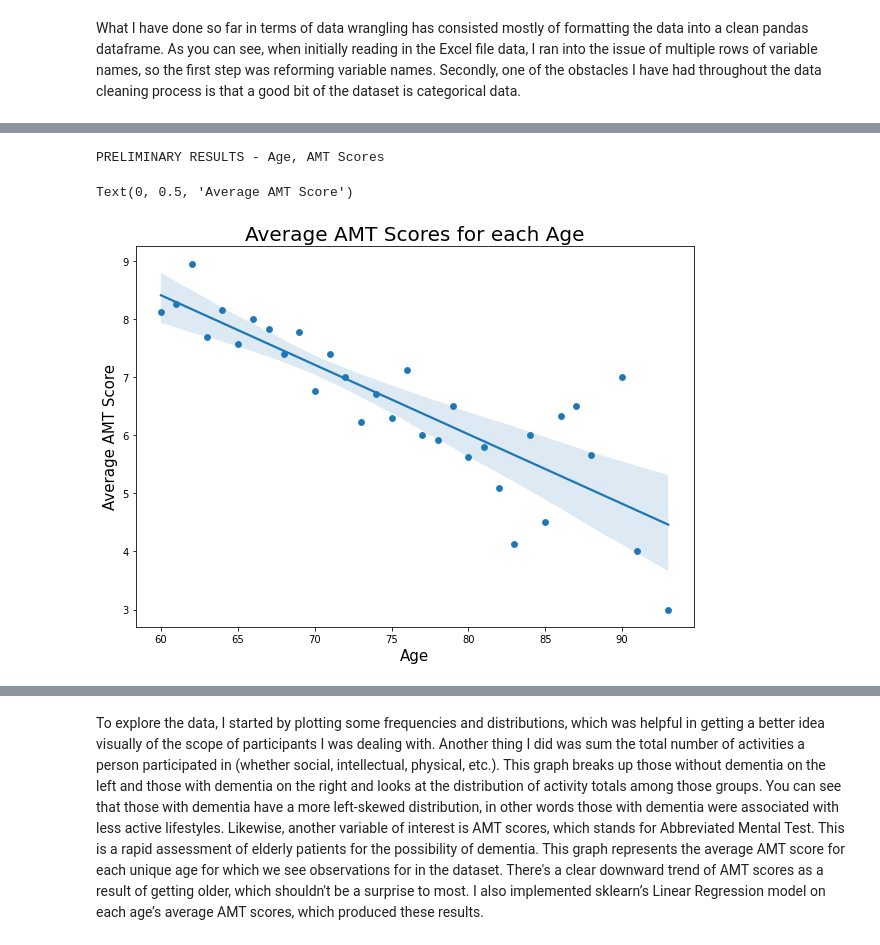
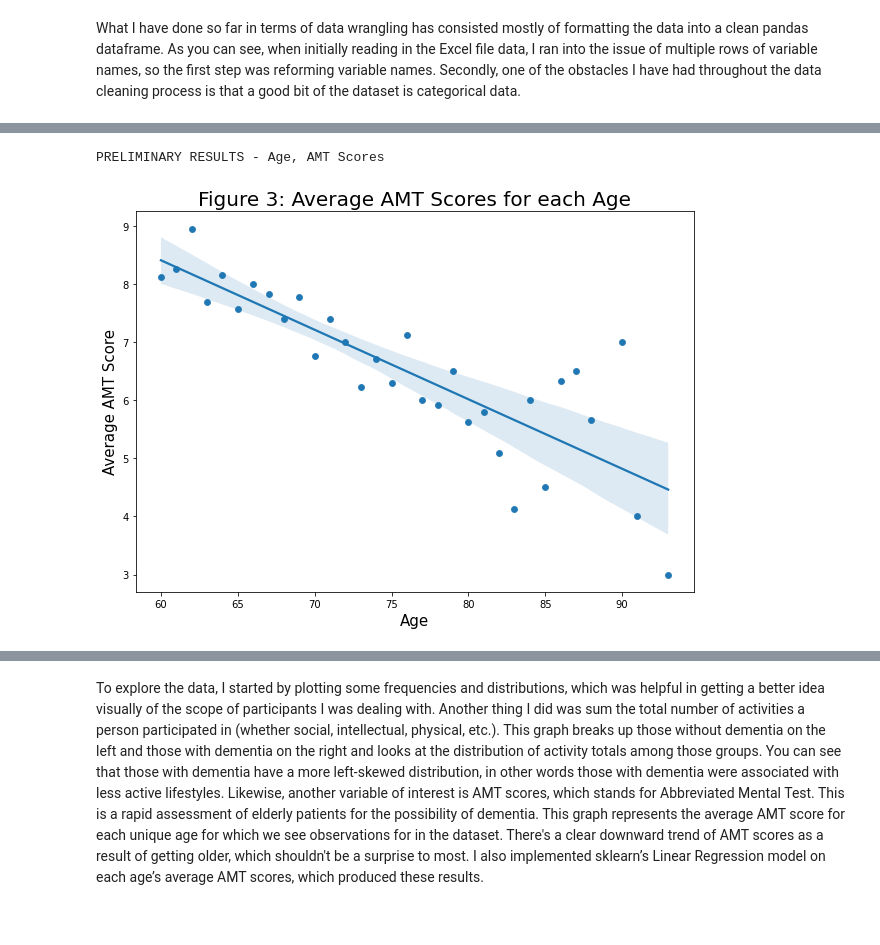
Before and after one commit to morganzimmerman/alzheimers_project, a Jupyter notebook: project_presentation.ipynb, the cells around one changed output, grey strips where cells are left out. Saved outputs shown, nothing was run; the diff lists cells and outputs as text; code cells hidden in the pictures.

```diff
--- a/project_presentation.ipynb
+++ b/project_presentation.ipynb
@@ -157,17 +160,17 @@ Text(0.5, 0.98, 'Distribution of Activity Totals for Individuals without (0) and
 # %%
 print('PRELIMINARY RESULTS - Age, AMT Scores')
 age_avgscore = dta.groupby('Age_yrs', as_index=False)['AMT'].mean()
 age_amt = age_avgscore.plot.scatter(x='Age_yrs',
                       y='AMT',
                       figsize=(10, 7))
 sns.regplot('Age_yrs', 'AMT', data = age_avgscore)
-plt.title('Average AMT Scores for each Age', fontsize=20)
+plt.title('Figure 3: Average AMT Scores for each Age', fontsize=20)
 plt.xlabel('Age', fontsize=15)
 plt.ylabel('Average AMT Score', fontsize=15)
+pl.savefig("/Users/morganzimmerman/Desktop/Problem_Sets/DATA_SCIENCE/final_project/alzheimers_project/visuals/avg_AMT.png")
 # %% [output]
 PRELIMINARY RESULTS - Age, AMT Scores
-Text(0, 0.5, 'Average AMT Score')
-[figure, old version]
+[figure, new version]
 # %%
 print("'sklearn' Linear Regression Model")
 print('\n')
```
Also changed, not shown: parts of 4 cells of this notebook, 4 other files.
